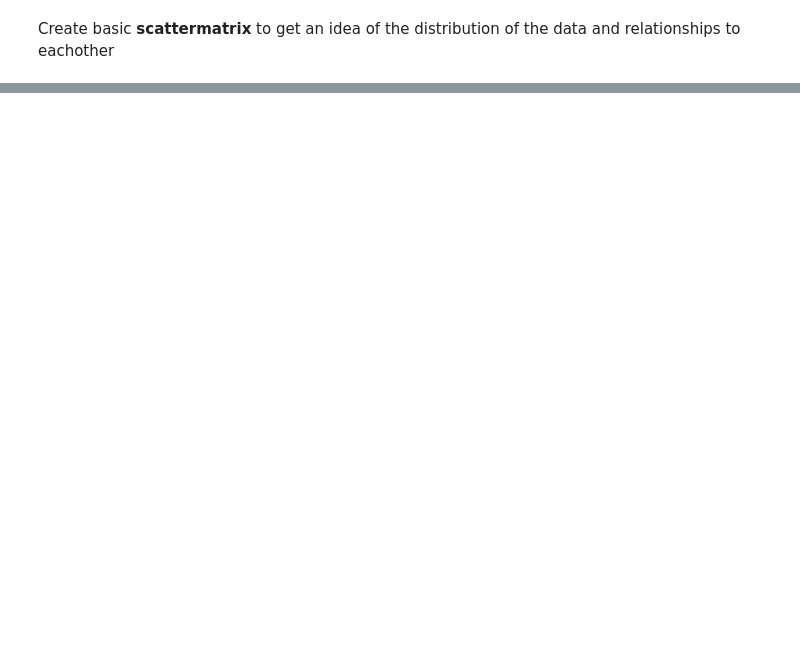
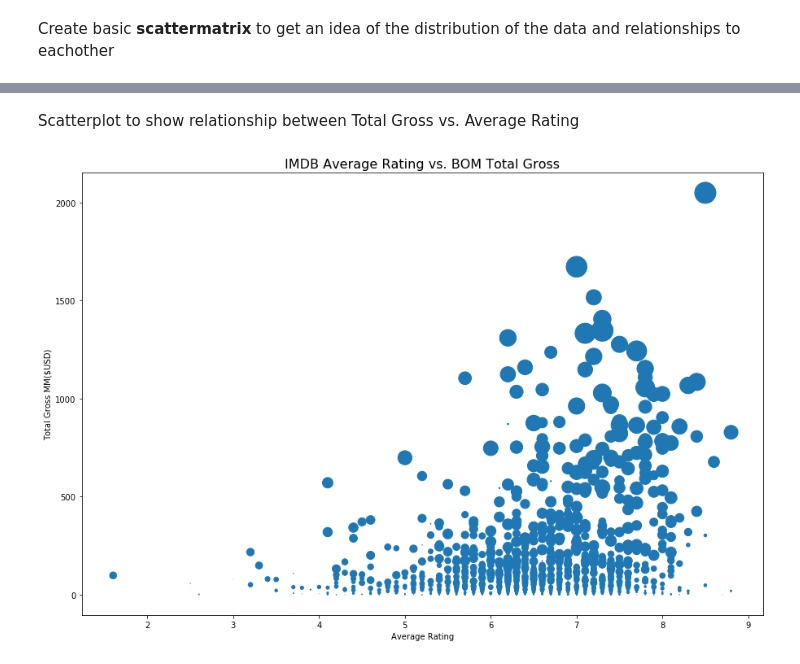
Before and after one commit to etr359/project-1-movie-analysis, a Jupyter notebook: project1_analysis_MASTER.ipynb, the cells around one changed output, grey strips where cells are left out. Drawn from its saved outputs; the diff is of its cells as text; code cells hidden in the pictures; blank space fills up the shorter version.

```diff
--- a/project1_analysis_MASTER.ipynb
+++ b/project1_analysis_MASTER.ipynb
@@ -486,0 +487,13 @@ pd.plotting.scatter_matrix(bom_gross_title_basics_ratings.iloc[:,[4,5,6,7,-1,-2]
+# %% [markdown]
+Scatterplot to show relationship between Total Gross vs. Average Rating
+# %%
+ratings_gross_fig, ax = plt.subplots(figsize=(15,10))
+
+ax.scatter(bom_gross_title_basics_ratings['averagerating'], bom_gross_title_basics_ratings['total_gross'],
+          s=bom_gross_title_basics_ratings['domestic_gross_mm'])
+ax.set_title('IMDB Average Rating vs. BOM Total Gross', fontsize=16)
+ax.set_xlabel('Average Rating')
+ax.set_ylabel('Total Gross MM($USD)')
+plt.show()
+# %% [output]
+[figure, added]
```
Also changed, not shown: parts of 14 cells of this notebook.
